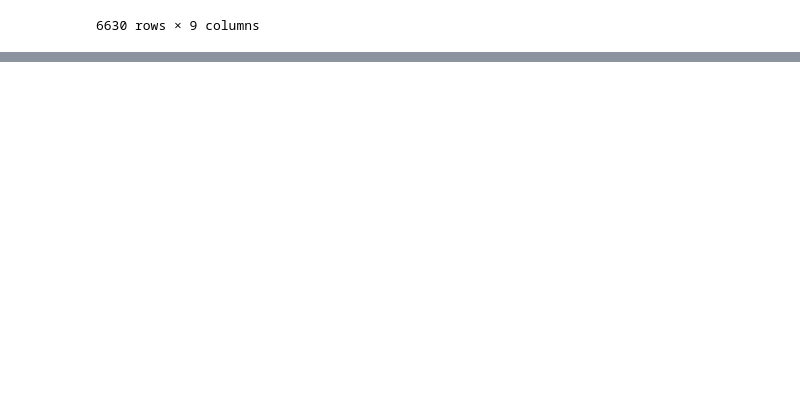
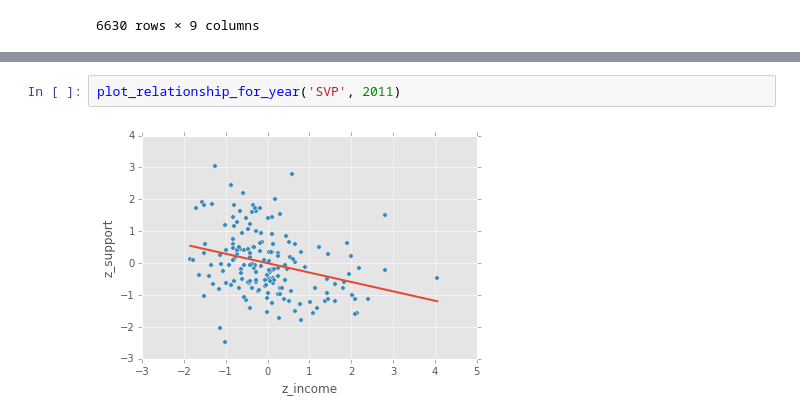
Before and after one commit to ciyer/election-ch, a Jupyter notebook: Income-Analysis.ipynb, the cells around one changed output, grey strips where cells are left out. Drawn from its saved outputs; the diff is of its cells as text; blank space fills up the shorter version.

```diff
--- a/Income-Analysis.ipynb
+++ b/Income-Analysis.ipynb
@@ -74,0 +102,4 @@ df
+# %%
+plot_relationship_for_year('SVP', 2011)
+# %% [output]
+[figure, added]
```
Also changed, not shown: parts of 7 cells of this notebook.
